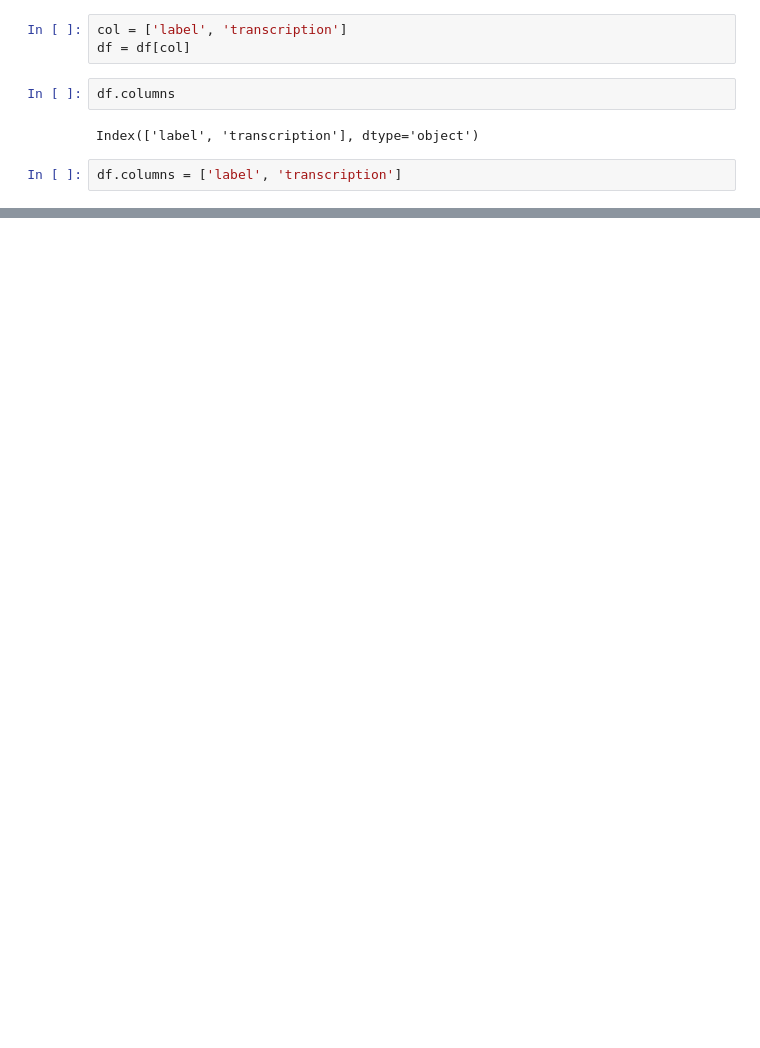
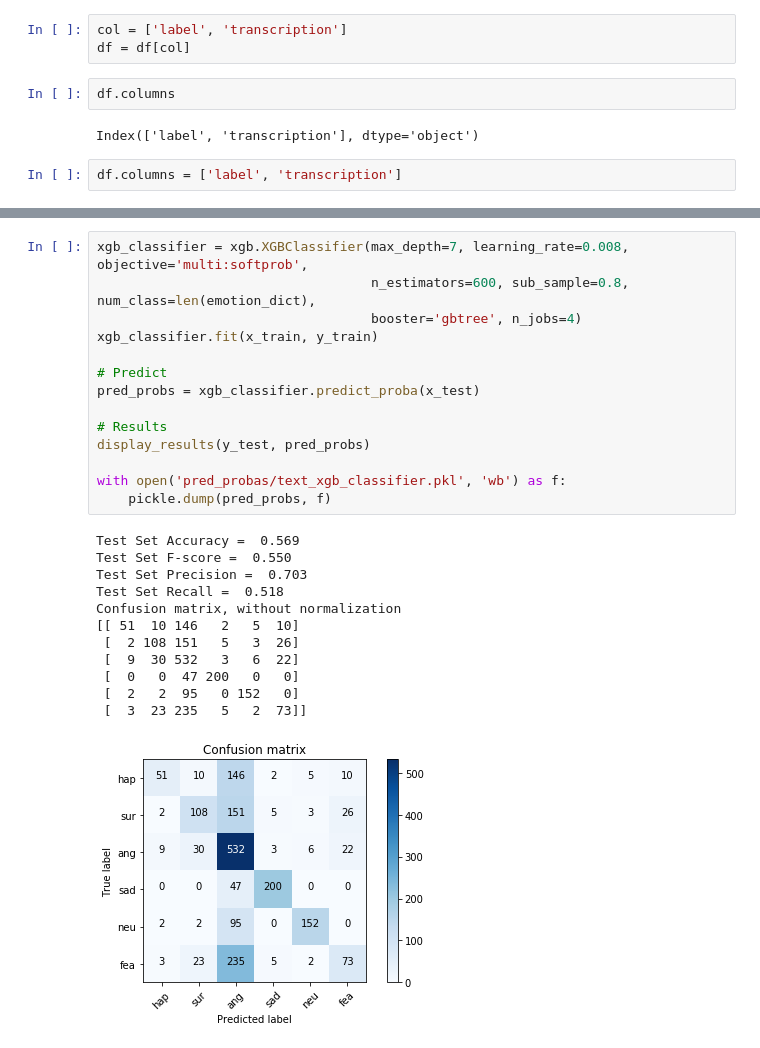
Before and after one commit to Demfier/multimodal-speech-emotion-recognition, a Jupyter notebook: 5.1_sentence_classification.ipynb, the cells around one changed output, grey strips where cells are left out. Cells and saved outputs as stored; diff of their text form; blank space fills up the shorter version.

```diff
--- a/5.1_sentence_classification.ipynb
+++ b/5.1_sentence_classification.ipynb
@@ -238,0 +155,27 @@ NotFittedError: This LinearSVC instance is not fitted yet
+# %%
+xgb_classifier = xgb.XGBClassifier(max_depth=7, learning_rate=0.008, objective='multi:softprob',
+                                   n_estimators=600, sub_sample=0.8, num_class=len(emotion_dict),
+                                   booster='gbtree', n_jobs=4)
+xgb_classifier.fit(x_train, y_train)
+
+# Predict
+pred_probs = xgb_classifier.predict_proba(x_test)
+
+# Results
+display_results(y_test, pred_probs)
+
+with open('pred_probas/text_xgb_classifier.pkl', 'wb') as f:
+    pickle.dump(pred_probs, f)
+# %% [output]
+Test Set Accuracy =  0.569
+Test Set F-score =  0.550
+Test Set Precision =  0.703
+Test Set Recall =  0.518
+Confusion matrix, without normalization
+[[ 51  10 146   2   5  10]
+ [  2 108 151   5   3  26]
+ [  9  30 532   3   6  22]
+ [  0   0  47 200   0   0]
+ [  2   2  95   0 152   0]
+ [  3  23 235   5   2  73]]
+[figure, added]
```
Also changed, not shown: parts of 29 cells of this notebook, 5 other files.
